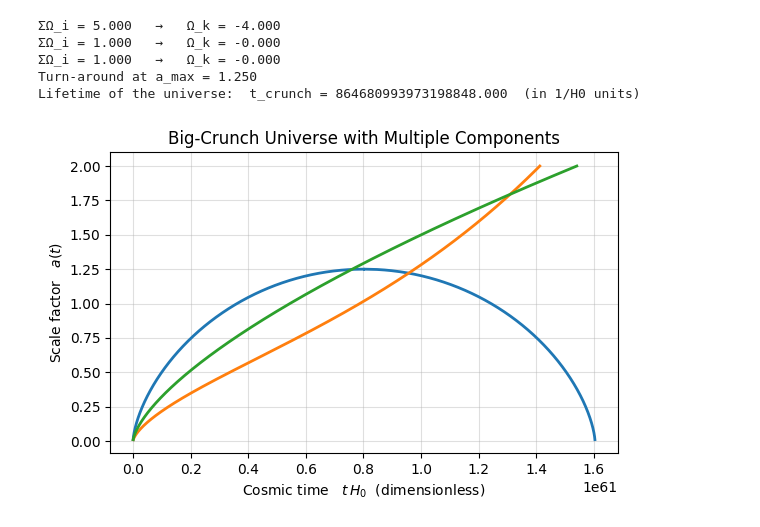
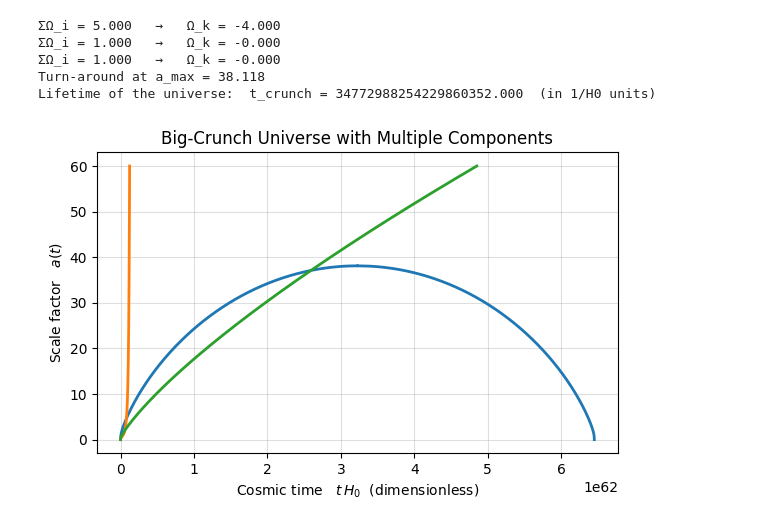
Before and after one commit to RohanBolle/BigCrunch, a Jupyter notebook: Copy_of_Big_Crunch.ipynb, the cells around one changed output. Drawn from its saved outputs; the diff is of its cells as text; code cells hidden in the pictures.

```diff
--- a/Copy_of_Big_Crunch.ipynb
+++ b/Copy_of_Big_Crunch.ipynb
@@ -110,24 +110,47 @@ print(f"ΣΩ_i = {Omega_total1:.3f}   →   Ω_k = {Omega_k1:.3f}")
 # -------------------------------------------------------------------------
 def E2(a,n,s: float) -> float:
     """Dimensionless Hubble parameter squared, E(a)^2."""
+    G0=1
+    f=1
     if n==0:
       term_sum = Omega_k * a**-2                     # curvature
       for name, Ω in params[s].items():
           w = w_map[name]
-          term_sum += Ω * a**(-3 * (1 + w))
+          term_sum += Ω*G(a,f,0) * a**(-3 * (1 + w)) + Ω**2 *G(a,f,1) * a**(-6 * (1 + w)) + Ω *G(a,f,2) * a**(-3 * (1 + w))
       return term_sum
     elif n==1:
       term_sum = Omega_k0 * a**-2                     # curvature
       for name, Ω in params[s].items():
           w = w_map[name]
-          term_sum += Ω * a**(-3 * (1 + w))
+          term_sum += Ω*G(a,f,0) * a**(-3 * (1 + w)) + Ω**2 *G(a,f,1) * a**(-6 * (1 + w)) + Ω *G(a,f,2) * a**(-3 * (1 + w))
       return term_sum
     elif n==2:
       term_sum = Omega_k1 * a**-2                     # curvature
       for name, Ω in params[s].items():
           w = w_map[name]
-          term_sum += Ω * a**(-3 * (1 + w))
+          term_sum += Ω*G(a,f,0) * a**(-3 * (1 + w)) + Ω**2 *G(a,f,1) * a**(-6 * (1 + w)) + Ω *G(a,f,2) * a**(-3 * (1 + w))
       return term_sum
+
+# def E2(a,n,s: float) -> float:
+#     """Dimensionless Hubble parameter squared, E(a)^2."""
+#     if n==0:
+#       term_sum = Omega_k * a**-2                     # curvature
+#       for name, Ω in params[s].items():
+#           w = w_map[name]
+#           term_sum += Ω * a**(-3 * (1 + w))
+#       return term_sum
+#     elif n==1:
+#       term_sum = Omega_k0 * a**-2                     # curvature
+#       for name, Ω in params[s].items():
+#           w = w_map[name]
+#           term_sum += Ω * a**(-3 * (1 + w))
+#       return term_sum
+#     elif n==2:
+#       term_sum = Omega_k1 * a**-2                     # curvature
+#       for name, Ω in params[s].items():
+#           w = w_map[name]
+#           term_sum += Ω * a**(-3 * (1 + w))
+#       return term_sum
 
 # -------------------------------------------------------------------------
 # 3. Find the turnaround point  a_max  where  E^2 = 0  (expansion stops)
@@ -153,35 +176,35 @@ print(f"Lifetime of the universe:  t_crunch = {t_total:.3f}  (in 1/H0 units)")
 # 5. Generate a(t) for plotting: integrate out, then mirror back
 # -------------------------------------------------------------------------
 a_grid = np.linspace(0.01, a_max, 1000)
 t_grid = np.array([quad(lambda x: dt_da(x,0,'bigCrunch'), 0.0, a)[0] for a in a_grid])
 
-a_grid1 = np.linspace(0.01, 2.0, 1000)
+a_grid1 = np.linspace(0.01, 60.0, 1000)
 t_grid1 = np.array([quad(lambda x: dt_da(x,1,'senario1'), 0.0, a)[0] for a in a_grid1])
 
-a_grid2 = np.linspace(0.01, 2.0, 1000)
+a_grid2 = np.linspace(0.01, 60.0, 1000)
 t_grid2 = np.array([quad(lambda x: dt_da(x,2,'senario2'), 0.0, a)[0] for a in a_grid1])
 # Contracting branch: reverse arrays and shift time by t_half
 a_full = np.concatenate([a_grid, a_grid[::-1]])
 t_full = np.concatenate([t_grid,  t_half + (t_half - t_grid[::-1])])
 
 # -------------------------------------------------------------------------
 # 6. Plot
 # -------------------------------------------------------------------------
 plt.figure(figsize=(6, 4))
 plt.plot(t_full /(5.390559999e-44), a_full, lw=2)
 
 plt.plot(t_grid1/ (5.390559999e-44) , a_grid1, lw=2)
 plt.plot(t_grid2/ (5.390559999e-44) , a_grid2, lw=2)
 plt.xlabel(r"Cosmic time   $t\,H_0$  (dimensionless)")
 plt.ylabel(r"Scale factor   $a(t)$")
 plt.title("Big-Crunch Universe with Multiple Components")
 plt.grid(True, alpha=0.4)
 plt.tight_layout()
 plt.show()
 # %% [output]
 ΣΩ_i = 5.000   →   Ω_k = -4.000
 ΣΩ_i = 1.000   →   Ω_k = -0.000
 ΣΩ_i = 1.000   →   Ω_k = -0.000
-Turn-around at a_max = 1.250
-Lifetime of the universe:  t_crunch = 864680993973198848.000  (in 1/H0 units)
+Turn-around at a_max = 38.118
+Lifetime of the universe:  t_crunch = 34772988254229860352.000  (in 1/H0 units)
-[figure, old version]
+[figure, new version]
```
